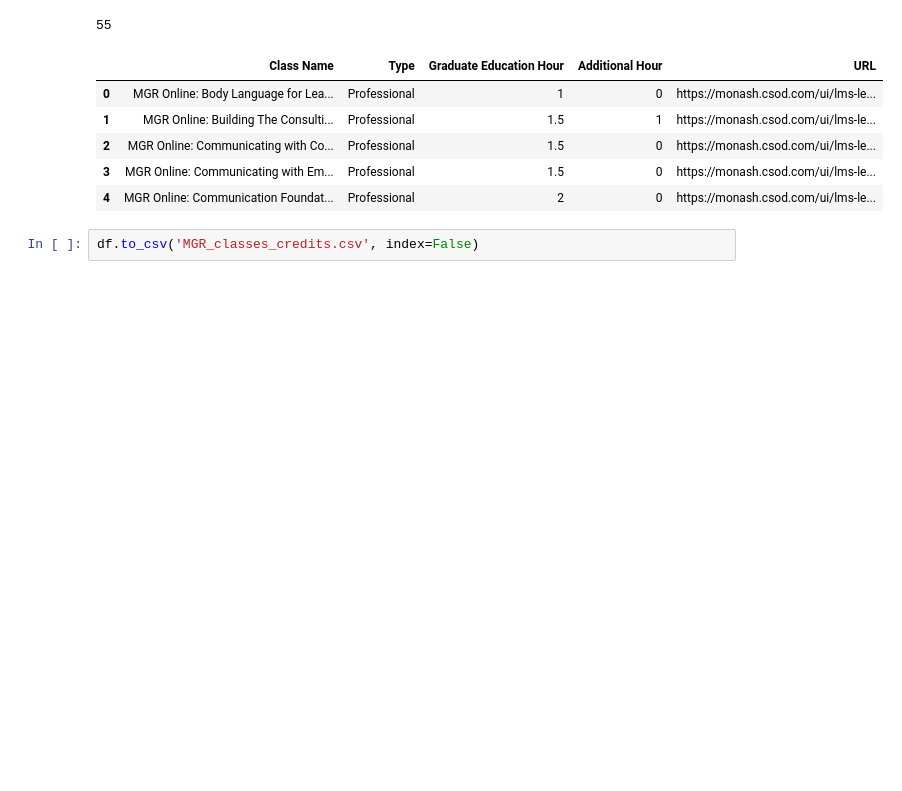
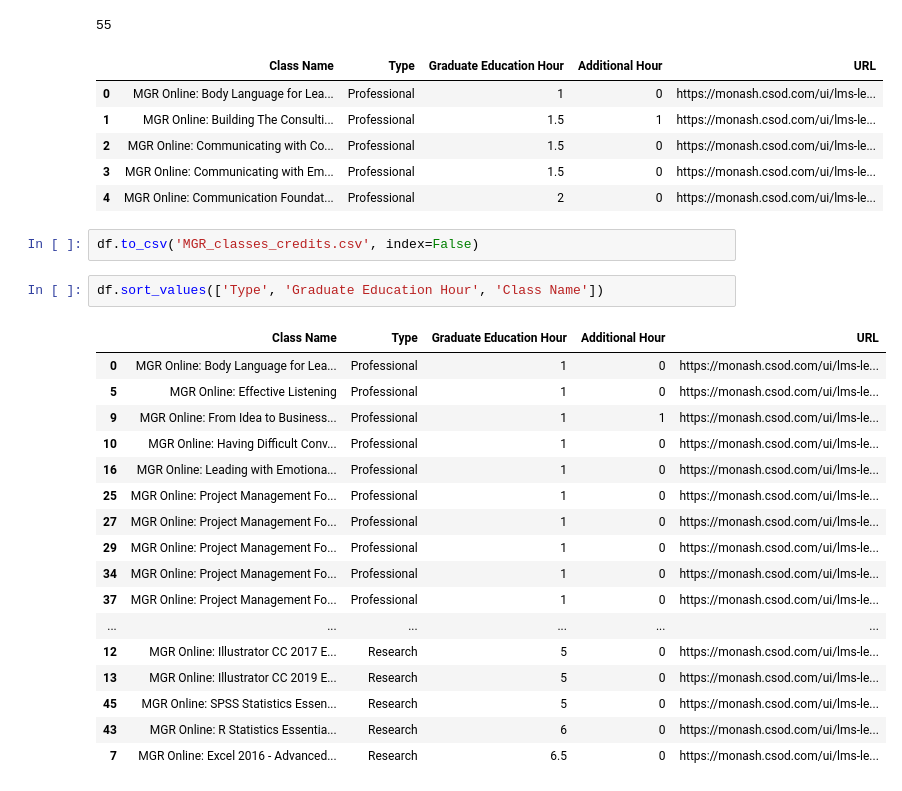
Before and after one commit to 0xleowang/mgr-credit-scraper, a Jupyter notebook: mgr-scraper.ipynb, the cells around one changed output. Saved outputs shown, nothing was run; the diff lists cells and outputs as text; blank space fills up the shorter version.

Commit message:
sort by types and credits

```diff
--- a/mgr-scraper.ipynb
+++ b/mgr-scraper.ipynb
@@ -191,3 +191,23 @@ df.head()
 | 4 | MGR Online: Communication Foundat... | Professional | 2 | 0 | https://monash.csod.com/ui/lms-le... |
 # %%
 df.to_csv('MGR_classes_credits.csv', index=False)
+# %%
+df.sort_values(['Type', 'Graduate Education Hour', 'Class Name'])
+# %% [output]
+|  | Class Name | Type | Graduate Education Hour | Additional Hour | URL |
+| 0 | MGR Online: Body Language for Lea... | Professional | 1 | 0 | https://monash.csod.com/ui/lms-le... |
+| 5 | MGR Online: Effective Listening | Professional | 1 | 0 | https://monash.csod.com/ui/lms-le... |
+| 9 | MGR Online: From Idea to Business... | Professional | 1 | 1 | https://monash.csod.com/ui/lms-le... |
+| 10 | MGR Online: Having Difficult Conv... | Professional | 1 | 0 | https://monash.csod.com/ui/lms-le... |
+| 16 | MGR Online: Leading with Emotiona... | Professional | 1 | 0 | https://monash.csod.com/ui/lms-le... |
+| 25 | MGR Online: Project Management Fo... | Professional | 1 | 0 | https://monash.csod.com/ui/lms-le... |
+| 27 | MGR Online: Project Management Fo... | Professional | 1 | 0 | https://monash.csod.com/ui/lms-le... |
+| 29 | MGR Online: Project Management Fo... | Professional | 1 | 0 | https://monash.csod.com/ui/lms-le... |
+| 34 | MGR Online: Project Management Fo... | Professional | 1 | 0 | https://monash.csod.com/ui/lms-le... |
+| 37 | MGR Online: Project Management Fo... | Professional | 1 | 0 | https://monash.csod.com/ui/lms-le... |
+| ... | ... | ... | ... | ... | ... |
+| 12 | MGR Online: Illustrator CC 2017 E... | Research | 5 | 0 | https://monash.csod.com/ui/lms-le... |
+| 13 | MGR Online: Illustrator CC 2019 E... | Research | 5 | 0 | https://monash.csod.com/ui/lms-le... |
+| 45 | MGR Online: SPSS Statistics Essen... | Research | 5 | 0 | https://monash.csod.com/ui/lms-le... |
+| 43 | MGR Online: R Statistics Essentia... | Research | 6 | 0 | https://monash.csod.com/ui/lms-le... |
+| 7 | MGR Online: Excel 2016 - Advanced... | Research | 6.5 | 0 | https://monash.csod.com/ui/lms-le... |
```
Also changed, not shown: 1 other file.
